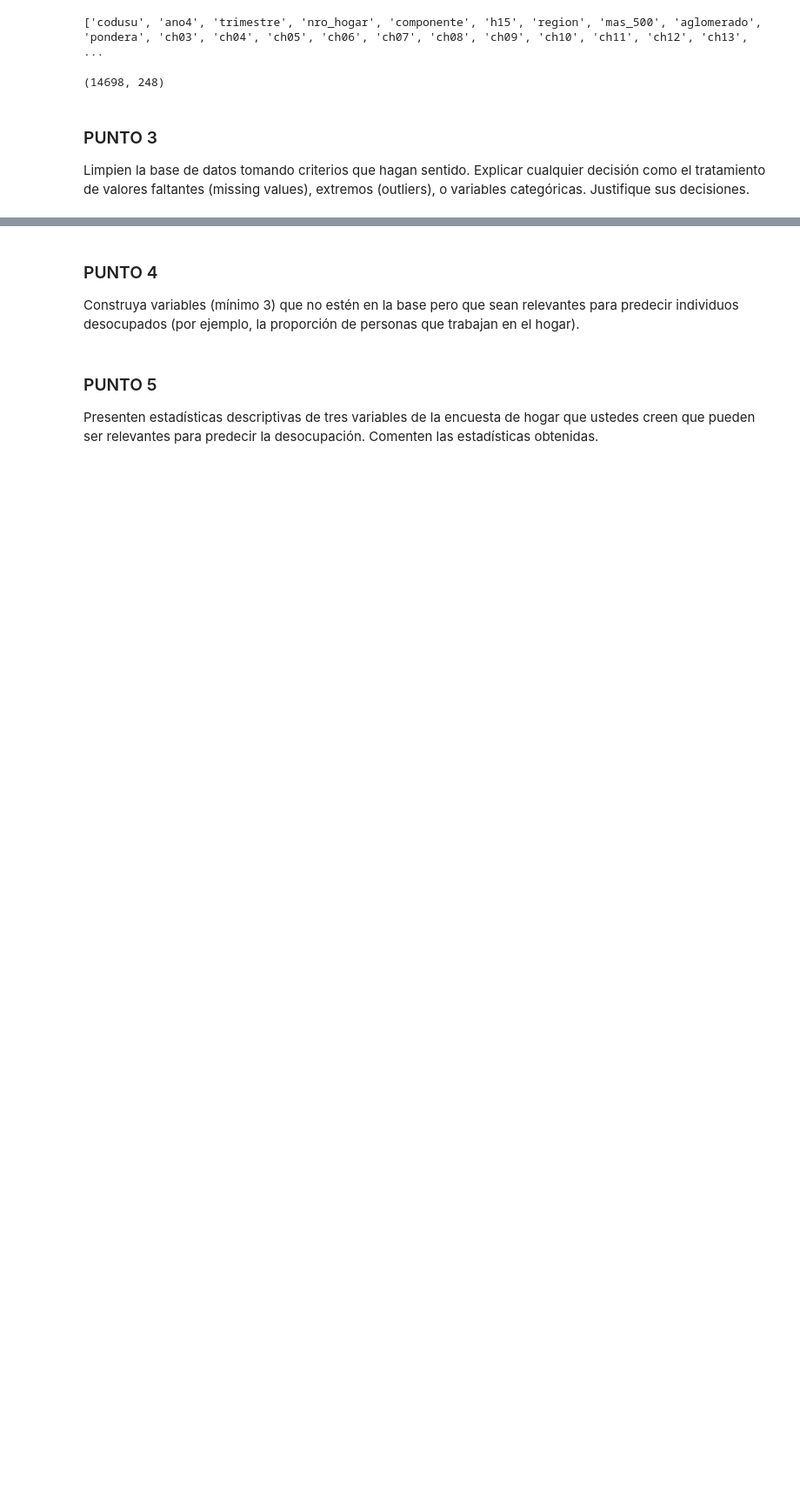
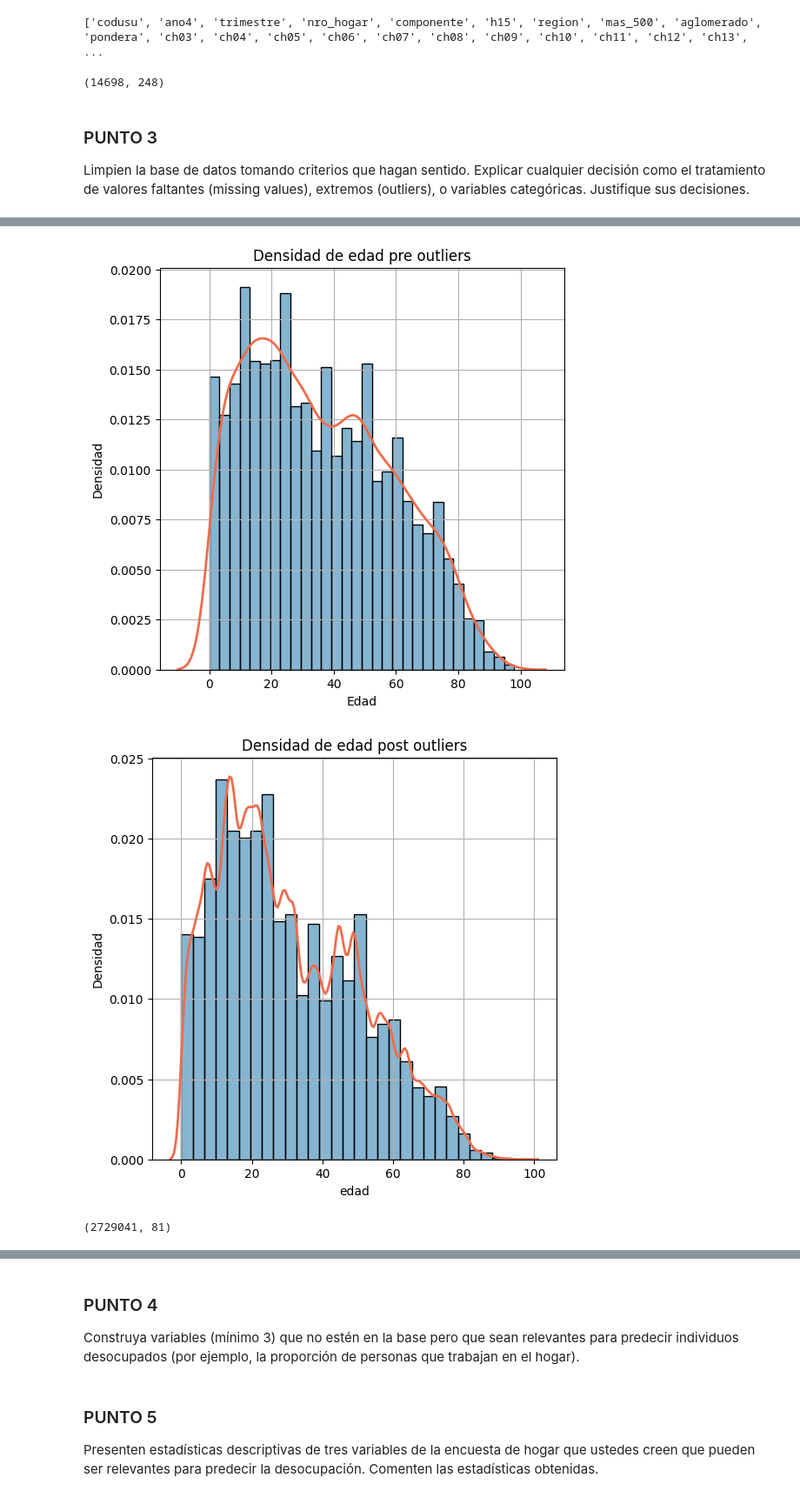
Before and after one commit to AngelaNavajas/CC408-T1-4, a Jupyter notebook: TP4/TP4.ipynb, the cells around one changed output, grey strips where cells are left out. Shown: that part at 87% size. Drawn from its saved outputs; the diff is of its cells as text; code cells hidden in the pictures; blank space fills up the shorter version.

Commit message:
outliers pero hay que revisarlos

```diff
--- a/TP4/TP4.ipynb
+++ b/TP4/TP4.ipynb
@@ -12,18 +12,18 @@ import statsmodels.api as sm
 import seaborn as sns
 # %%
 #Bases Tizi
-#base_ind_04_sucia = pd.read_stata(r"C:\Users\tizip\OneDrive\Documentos\Tizi UdeSA\8- Ciencia de datos\Compu nueva\CC408-T1-4\TP3\Individual_t104.dta")
-#base_ind_24_sucia = pd.read_excel(r"C:\Users\tizip\OneDrive\Documentos\Tizi UdeSA\8- Ciencia de datos\Compu nueva\CC408-T1-4\TP3\usu_individual_T124.xlsx")
+base_ind_04_sucia = pd.read_stata(r"C:\Users\tizip\OneDrive\Documentos\Tizi UdeSA\8- Ciencia de datos\Compu nueva\CC408-T1-4\TP3\Individual_t104.dta")
+base_ind_24_sucia = pd.read_excel(r"C:\Users\tizip\OneDrive\Documentos\Tizi UdeSA\8- Ciencia de datos\Compu nueva\CC408-T1-4\TP3\usu_individual_T124.xlsx")
 
-#base_hog_04_sucia = pd.read_stata(r"C:\Users\tizip\OneDrive\Documentos\Tizi UdeSA\8- Ciencia de datos\Compu nueva\CC408-T1-4\TP4\Hogar_t104.dta")
-#base_hog_24_sucia = pd.read_excel(r"C:\Users\tizip\OneDrive\Documentos\Tizi UdeSA\8- Ciencia de datos\Compu nueva\CC408-T1-4\TP4\usu_hogar_T124.xlsx")
+base_hog_04_sucia = pd.read_stata(r"C:\Users\tizip\OneDrive\Documentos\Tizi UdeSA\8- Ciencia de datos\Compu nueva\CC408-T1-4\TP4\Hogar_t104.dta")
+base_hog_24_sucia = pd.read_excel(r"C:\Users\tizip\OneDrive\Documentos\Tizi UdeSA\8- Ciencia de datos\Compu nueva\CC408-T1-4\TP4\usu_hogar_T124.xlsx")
 # %%
 #Bases Angie
-base_ind_04_sucia = pd.read_stata(r'/Users/angelanavajas/Desktop/Ciencia de datos/CC408-T1-4/TP3/Individual_t104.dta')
-base_ind_24_sucia = pd.read_excel(r'/Users/angelanavajas/Desktop/Ciencia de datos/CC408-T1-4/TP3/usu_individual_T124.xlsx')
+#base_ind_04_sucia = pd.read_stata(r'/Users/angelanavajas/Desktop/Ciencia de datos/CC408-T1-4/TP3/Individual_t104.dta')
+#base_ind_24_sucia = pd.read_excel(r'/Users/angelanavajas/Desktop/Ciencia de datos/CC408-T1-4/TP3/usu_individual_T124.xlsx')
 
-base_hog_04_sucia = pd.read_stata(r'/Users/angelanavajas/Desktop/Ciencia de datos/CC408-T1-4/TP4/Hogar_t104.dta')
-base_hog_24_sucia = pd.read_excel(r'/Users/angelanavajas/Desktop/Ciencia de datos/CC408-T1-4/TP4/usu_hogar_T124.xlsx')
+#base_hog_04_sucia = pd.read_stata(r'/Users/angelanavajas/Desktop/Ciencia de datos/CC408-T1-4/TP4/Hogar_t104.dta')
+#base_hog_24_sucia = pd.read_excel(r'/Users/angelanavajas/Desktop/Ciencia de datos/CC408-T1-4/TP4/usu_hogar_T124.xlsx')
 # %% [markdown]
 ### PUNTO 1
 Exploren el diseño de registro de la base de hogar: a priori, ¿qué variables creen pueden ser predictivas de la desocupación y seria útil incluir para perfeccionar el ejercicio del TP3? Mencionen estas variables y justifiquen su elección.
@@ -322,7 +356,7 @@ cantidad_negativos_edad = valores_negativos_edad.sum()
 print("Cantidad de valores negativos en variable edad:", cantidad_negativos_edad)
 
 # Me quedo con los valores mayores o iguales a 0 de edad
-base_limpia = base_prelimpieza[base_prelimpieza['ch06'] >= 0]
-valores_negativos_edad_post = base_limpia['ch06'] < 0
+base_prelimpieza = base_prelimpieza[base_prelimpieza['ch06'] >= 0]
+valores_negativos_edad_post = base_prelimpieza['ch06'] < 0
 cantidad_negativos_edad_post = valores_negativos_edad_post.sum()
 print("Cantidad de valores negativos en variable edad post limpieza :", cantidad_negativos_edad_post)
@@ -451,2 +511,43 @@ plt.show()
 # %%
-# OUTLIERS DE ESTE TP
+# OUTLIERS DE EDAD
+
+### DENSIDAD DE EDAD --> VER OUTLIERS
+plt.figure(figsize=(6, 6))
+sns.histplot(base_limpia_dummies['ch06'], bins = 30, color = '#3685B5', kde = False, stat = "density", alpha = 0.6)
+sns.kdeplot(base_limpia_dummies['ch06'], color = '#EE6C4D', linewidth = 2)
+plt.title('Densidad de edad pre outliers')
+plt.xlabel('Edad')
+plt.ylabel('Densidad')
+plt.grid()
+plt.show()
+
+# OUTLIERS DE EDAD
+Q1_1 = base_limpia_dummies['ch06'].quantile(0.25)
+Q3_1 = base_limpia_dummies['ch06'].quantile(0.75)
+IQR_1 = Q3_1 - Q1_1
+lower_edad = Q1_1 - 1.5 * IQR_1
+upper_edad = Q3_1 + 1.5 * IQR_1
+# Crear un DataFrame con los límites de los cuantiles
+limits_edad = pd.DataFrame({'ch06': base_limpia_dummies['ch06'], 'lower_edad': lower_edad, 'upper_edad': upper_edad}).reset_index()
+# Unir los límites al DataFrame original en los localidad
+base_limpia_dummies = pd.merge(base_limpia_dummies, limits_edad, on = ['ch06'])
+# me quedo solo con los datos uqe son mayor o igual a "lower" y menor o igual a "upper"
+base_limpia_dummies = base_limpia_dummies[
+    (base_limpia_dummies['ch06'] >= base_limpia_dummies['lower_edad']) &
+    (base_limpia_dummies['ch06'] <= base_limpia_dummies['upper_edad'])]
+
+# DENSIDAD DE EDAD
+plt.figure(figsize=(6, 6))
+sns.histplot(base_limpia_dummies['ch06'], bins = 30, color = '#3685B5', kde = False, stat = "density", alpha = 0.6)
+sns.kdeplot(base_limpia_dummies['ch06'], color = '#EE6C4D', linewidth = 2)
+plt.title('Densidad de edad post outliers')
+plt.xlabel('edad')
+plt.ylabel('Densidad')
+plt.grid()
+plt.show()
+
+print(base_limpia_dummies.shape)
+# %% [output]
+[figure, added]
+[figure, added]
+(2729041, 81)
```
Also changed, not shown: parts of 15 cells of this notebook.
